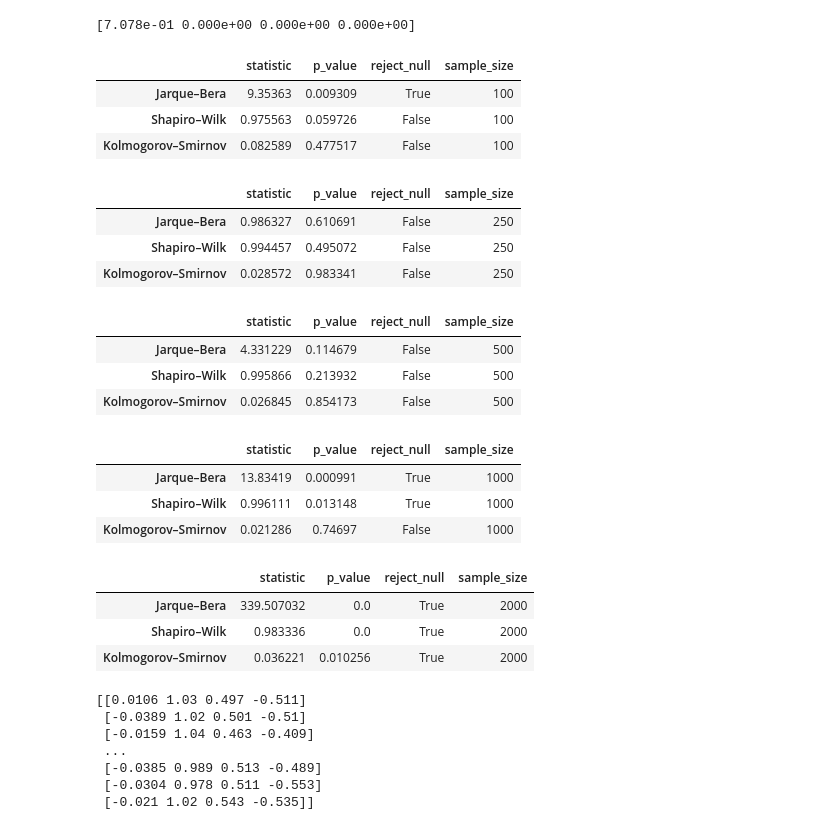
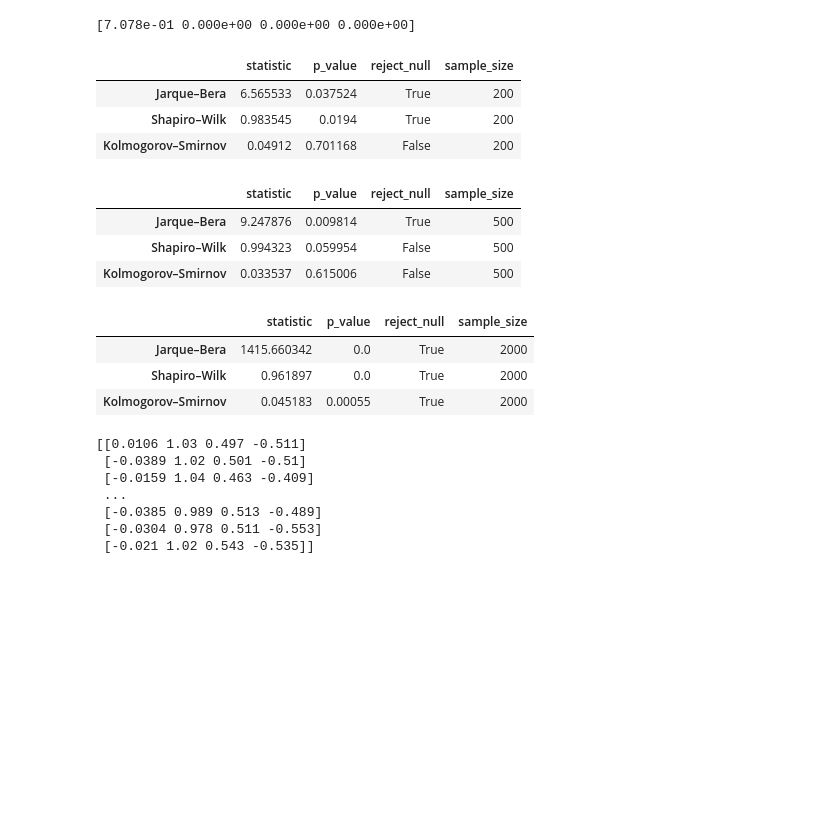
Before and after one commit to manuelgonzalzz/advanced-seminar, a Jupyter notebook: hacSimulation.ipynb, the cells around one changed output. Cells and saved outputs as stored; diff of their text form; code cells hidden in the pictures; blank space fills up the shorter version.

```diff
--- a/hacSimulation.ipynb
+++ b/hacSimulation.ipynb
@@ -250,7 +270,7 @@ fig.update_yaxes(title_text='Count', row=1, col=2)
 fig.show()
 # %%
 # --- Normality tests for different values of sample sizes T ---
-sample_sizes = [100, 250, 500, 1000, 2000]
+sample_sizes = [200, 500, 2000]
 
 for T in sample_sizes:
     results = one_replication(T, betas_true, bandwidth, omega_garch, alpha_garch, beta_garch)
@@ -266,50 +286,42 @@ for T in sample_sizes:
 
     # Kolmogorov–Smirnov test
     ks_stat, ks_p = stats.kstest(residuals_studentized, 'norm')
 
     # --- Collect results ---
     tests_results = {
         'Jarque–Bera': {
             'statistic': jb_stat,
             'p_value': jb_p,
             'reject_null': jb_p < 0.05,
             'sample_size': T
         },
         'Shapiro–Wilk': {
             'statistic': sw_stat,
             'p_value': sw_p,
             'reject_null': sw_p < 0.05,
             'sample_size': T
         },
         'Kolmogorov–Smirnov': {
             'statistic': ks_stat,
             'p_value': ks_p,
             'reject_null': ks_p < 0.05,
             'sample_size': T
         }
     }
     display(pd.DataFrame(tests_results).T)
 # %% [output]
 |  | statistic | p_value | reject_null | sample_size |
-| Jarque–Bera | 9.35363 | 0.009309 | True | 100 |
-| Shapiro–Wilk | 0.975563 | 0.059726 | False | 100 |
-| Kolmogorov–Smirnov | 0.082589 | 0.477517 | False | 100 |
+| Jarque–Bera | 6.565533 | 0.037524 | True | 200 |
+| Shapiro–Wilk | 0.983545 | 0.0194 | True | 200 |
+| Kolmogorov–Smirnov | 0.04912 | 0.701168 | False | 200 |
 |  | statistic | p_value | reject_null | sample_size |
-| Jarque–Bera | 0.986327 | 0.610691 | False | 250 |
-| Shapiro–Wilk | 0.994457 | 0.495072 | False | 250 |
-| Kolmogorov–Smirnov | 0.028572 | 0.983341 | False | 250 |
+| Jarque–Bera | 9.247876 | 0.009814 | True | 500 |
+| Shapiro–Wilk | 0.994323 | 0.059954 | False | 500 |
+| Kolmogorov–Smirnov | 0.033537 | 0.615006 | False | 500 |
 |  | statistic | p_value | reject_null | sample_size |
-| Jarque–Bera | 4.331229 | 0.114679 | False | 500 |
-| Shapiro–Wilk | 0.995866 | 0.213932 | False | 500 |
-| Kolmogorov–Smirnov | 0.026845 | 0.854173 | False | 500 |
+| Jarque–Bera | 1415.660342 | 0.0 | True | 2000 |
+| Shapiro–Wilk | 0.961897 | 0.0 | True | 2000 |
+| Kolmogorov–Smirnov | 0.045183 | 0.00055 | True | 2000 |
-|  | statistic | p_value | reject_null | sample_size |
-| Jarque–Bera | 13.83419 | 0.000991 | True | 1000 |
-| Shapiro–Wilk | 0.996111 | 0.013148 | True | 1000 |
-| Kolmogorov–Smirnov | 0.021286 | 0.74697 | False | 1000 |
-|  | statistic | p_value | reject_null | sample_size |
-| Jarque–Bera | 339.507032 | 0.0 | True | 2000 |
-| Shapiro–Wilk | 0.983336 | 0.0 | True | 2000 |
-| Kolmogorov–Smirnov | 0.036221 | 0.010256 | True | 2000 |
 # %%
 def montecarlo_analysis(T,omega_garch, alpha_garch, beta_garch, betas, bandwidth, n_rep=10000):
     """Run Monte Carlo to check CI coverage and p-values"""
```
Also changed, not shown: parts of 1 cell of this notebook, 1 other file.
